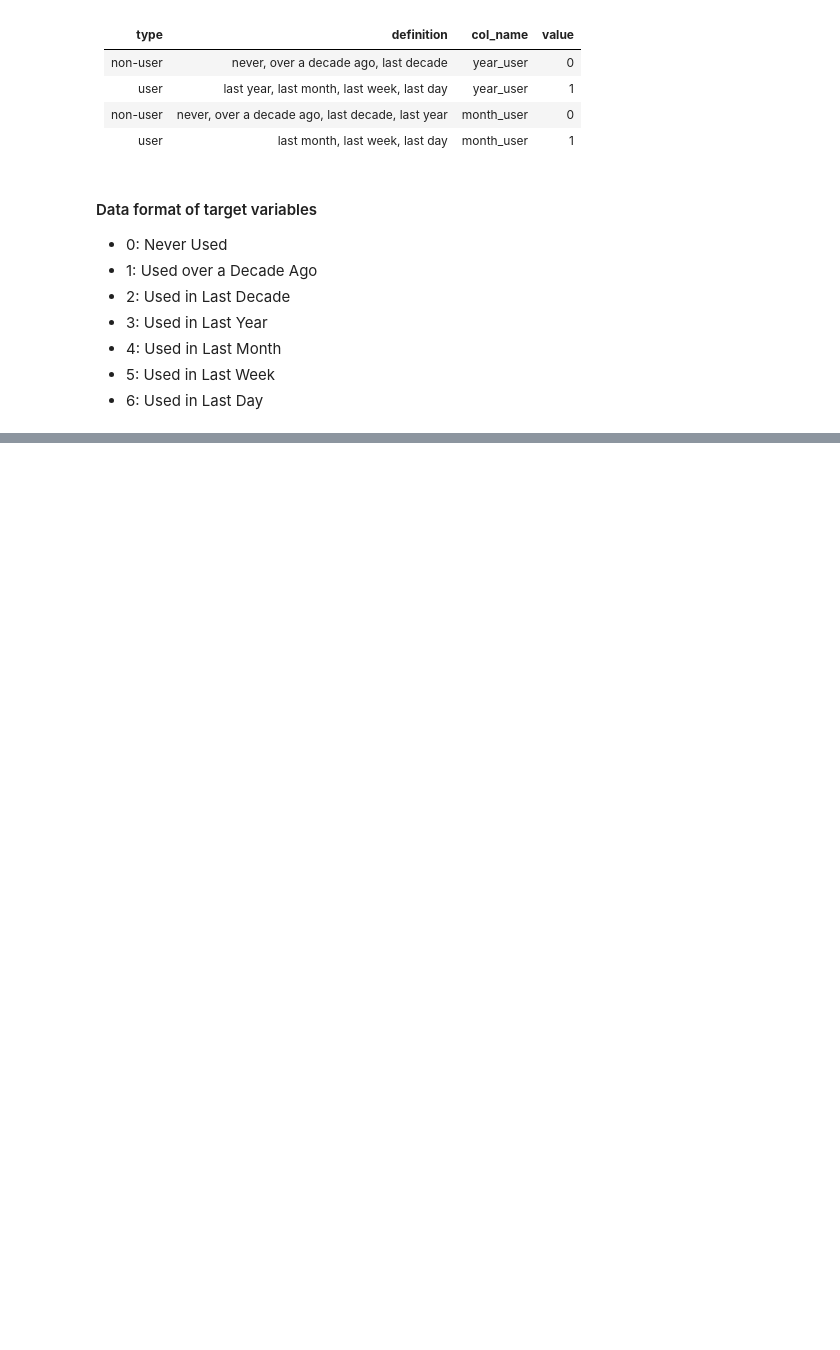
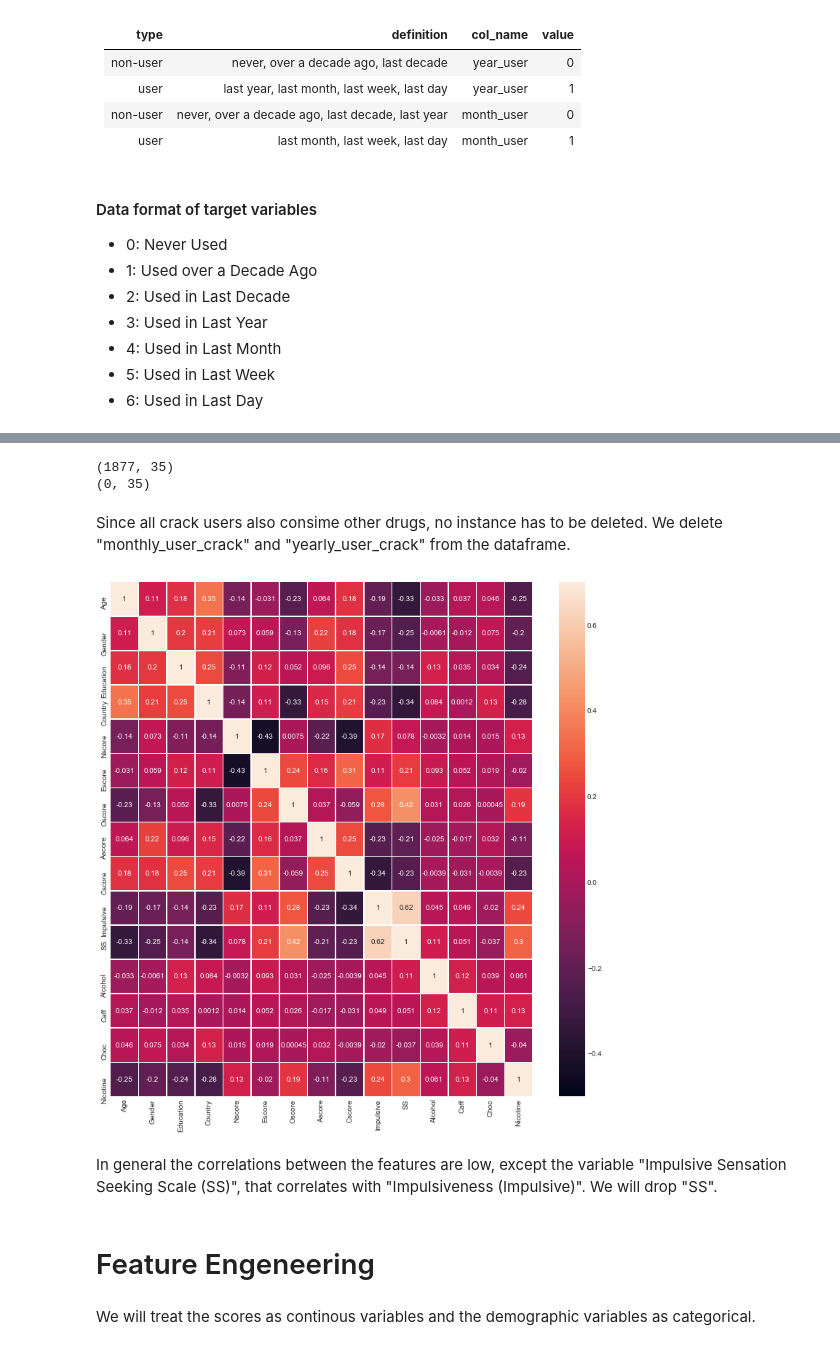
Before and after one commit to BinaerBaer/DS-Project2-Personality-vs-Risk-of-Drug-Use, a Jupyter notebook: DS-Project-Personality-vs-Risk-of-Drug-Use.ipynb, the cells around one changed output, grey strips where cells are left out. Drawn from its saved outputs; the diff is of its cells as text; code cells hidden in the pictures; blank space fills up the shorter version.

```diff
--- a/DS-Project-Personality-vs-Risk-of-Drug-Use.ipynb
+++ b/DS-Project-Personality-vs-Risk-of-Drug-Use.ipynb
@@ -286,0 +458,19 @@ df2.Semer.value_counts()
+# %%
+# Check whether there are crack users, that don't use any other drug
+
+df_tmp = df[(df['yearly_user_crack']==1) &
+             ((df['yearly_user_ecstasy']==0) & (df['yearly_user_benzos']==0)) |
+             (df['monthly_user_crack']==1) &
+             ((df['monthly_user_ecstasy']==0) & (df['monthly_user_benzos']==0))]
+
+print(df.shape)
+print(df_tmp.shape)
+# %% [output]
+(1877, 35)
+(0, 35)
+# %% [markdown]
+Since all crack users also consime other drugs, no instance has to be deleted. We delete "monthly_user_crack" and "yearly_user_crack" from the dataframe.
+# %%
+df.drop(columns=["monthly_user_crack","yearly_user_crack"], axis=0, inplace=True)
+targets.remove("monthly_user_crack")
+targets.remove("yearly_user_crack")
@@ -286,0 +480,12 @@ df2.Semer.value_counts()
+# %%
+corr = df[demographic+personality+drugs_legal].corr()
+mask = np.zeros_like(corr)
+mask[np.triu_indices_from(mask)] = True
+
+with sns.axes_style("white"):
+    f, ax = plt.subplots(figsize=(13, 13))
+    ax = sns.heatmap(corr, annot=True, linewidths=.5, vmin=-0.5, vmax=0.7)
+# %% [output]
+[figure, added]
+# %% [markdown]
+In general the correlations between the features are low, except the variable "Impulsive Sensation Seeking Scale (SS)", that correlates with "Impulsiveness (Impulsive)". We will drop "SS".
@@ -286,0 +495,4 @@ df2.Semer.value_counts()
+# %% [markdown]
+# Feature Engeneering
+# %% [markdown]
+We will treat the scores as continous variables and the demographic variables as categorical.
```
Also changed, not shown: parts of 111 cells of this notebook.
